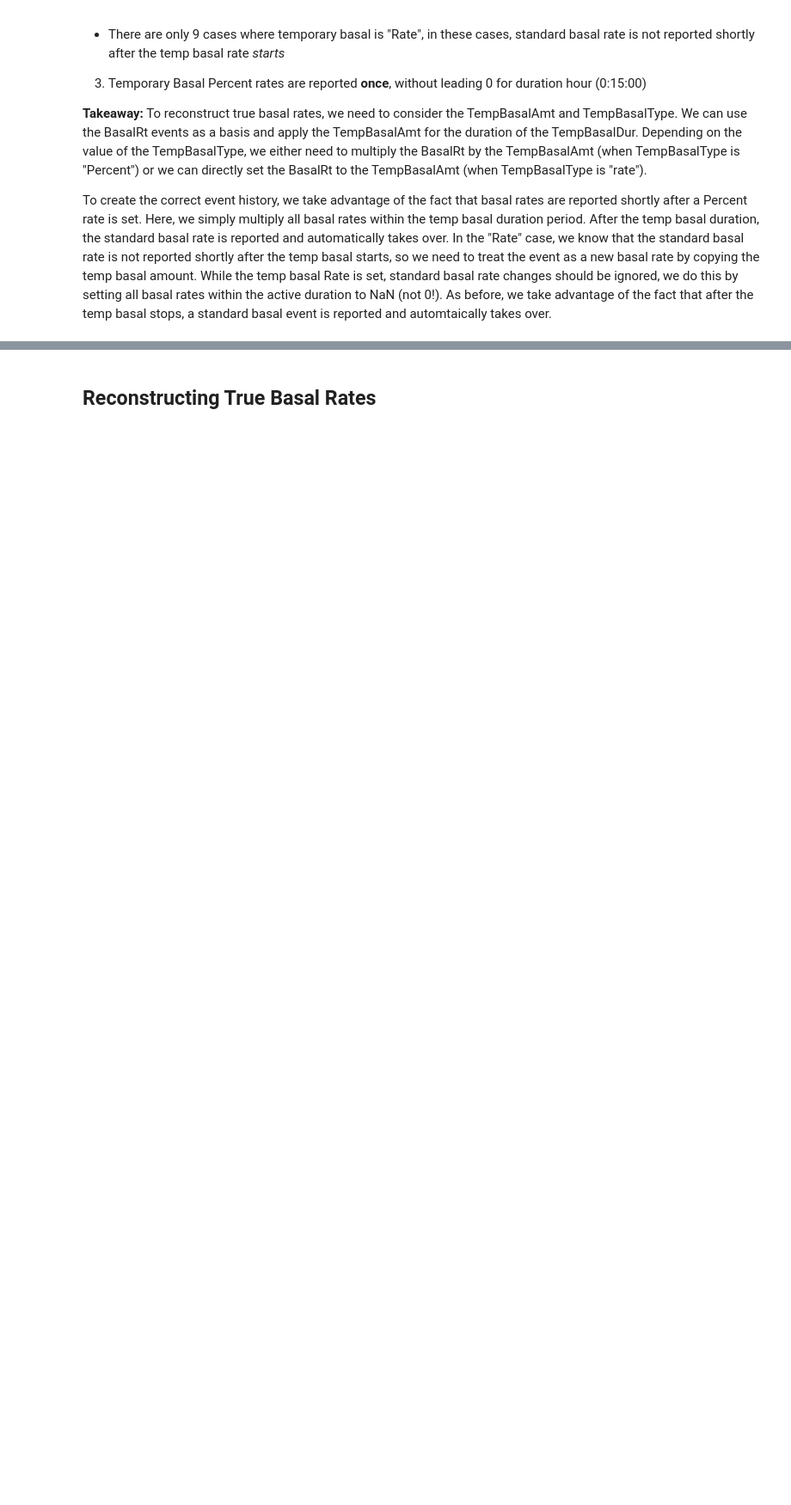
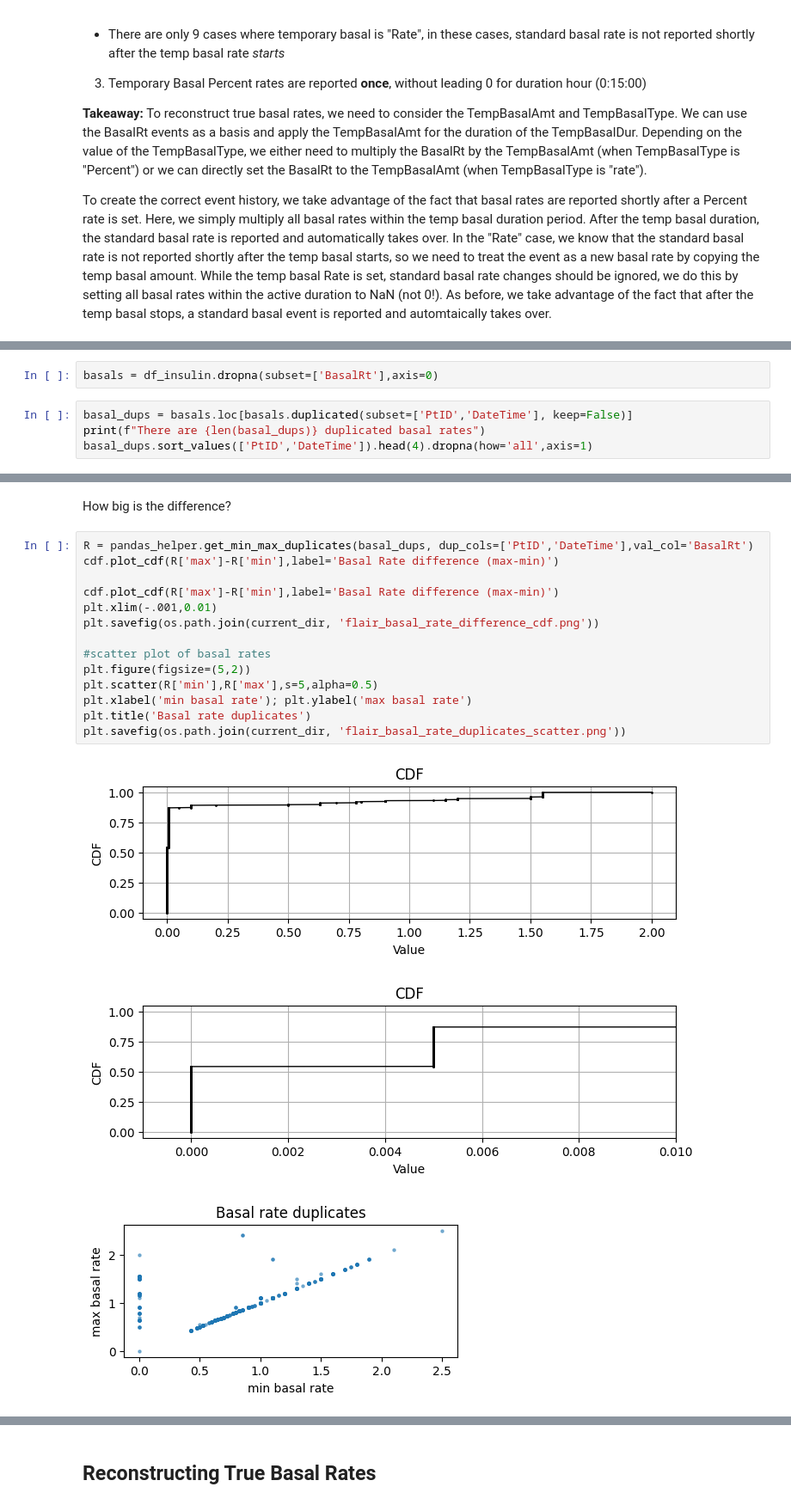
Before and after one commit to nudgebg/egvinsulin, a Jupyter notebook: notebooks/understand-flair-dataset/understand-flair-dataset.ipynb, the cells around one changed output, grey strips where cells are left out. Shown at 86% size. Cells and saved outputs as stored; diff of their text form; blank space fills up the shorter version.

```diff
--- a/notebooks/understand-flair-dataset/understand-flair-dataset.ipynb
+++ b/notebooks/understand-flair-dataset/understand-flair-dataset.ipynb
@@ -446,0 +451,6 @@ To create the correct event history, we take advantage of the fact that basal ra
+# %%
+basals = df_insulin.dropna(subset=['BasalRt'],axis=0)
+# %%
+basal_dups = basals.loc[basals.duplicated(subset=['PtID','DateTime'], keep=False)]
+print(f"There are {len(basal_dups)} duplicated basal rates")
+basal_dups.sort_values(['PtID','DateTime']).head(4).dropna(how='all',axis=1)
@@ -446,0 +473,20 @@ To create the correct event history, we take advantage of the fact that basal ra
+# %% [markdown]
+How big is the difference?
+# %%
+R = pandas_helper.get_min_max_duplicates(basal_dups, dup_cols=['PtID','DateTime'],val_col='BasalRt')
+cdf.plot_cdf(R['max']-R['min'],label='Basal Rate difference (max-min)')
+
+cdf.plot_cdf(R['max']-R['min'],label='Basal Rate difference (max-min)')
+plt.xlim(-.001,0.01)
+plt.savefig(os.path.join(current_dir, 'flair_basal_rate_difference_cdf.png'))
+
+#scatter plot of basal rates
+plt.figure(figsize=(5,2))
+plt.scatter(R['min'],R['max'],s=5,alpha=0.5)
+plt.xlabel('min basal rate'); plt.ylabel('max basal rate')
+plt.title('Basal rate duplicates')
+plt.savefig(os.path.join(current_dir, 'flair_basal_rate_duplicates_scatter.png'))
+# %% [output]
+[figure, added]
+[figure, added]
+[figure, added]
```
Also changed, not shown: parts of 13 cells of this notebook, 4 other files.
